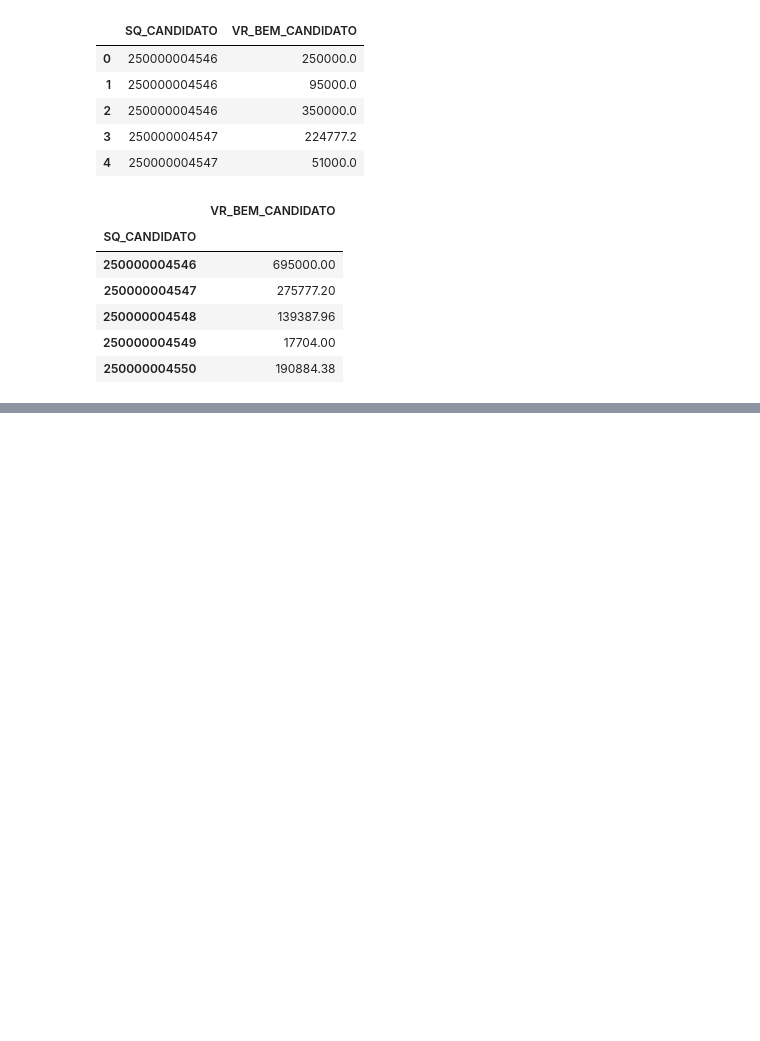
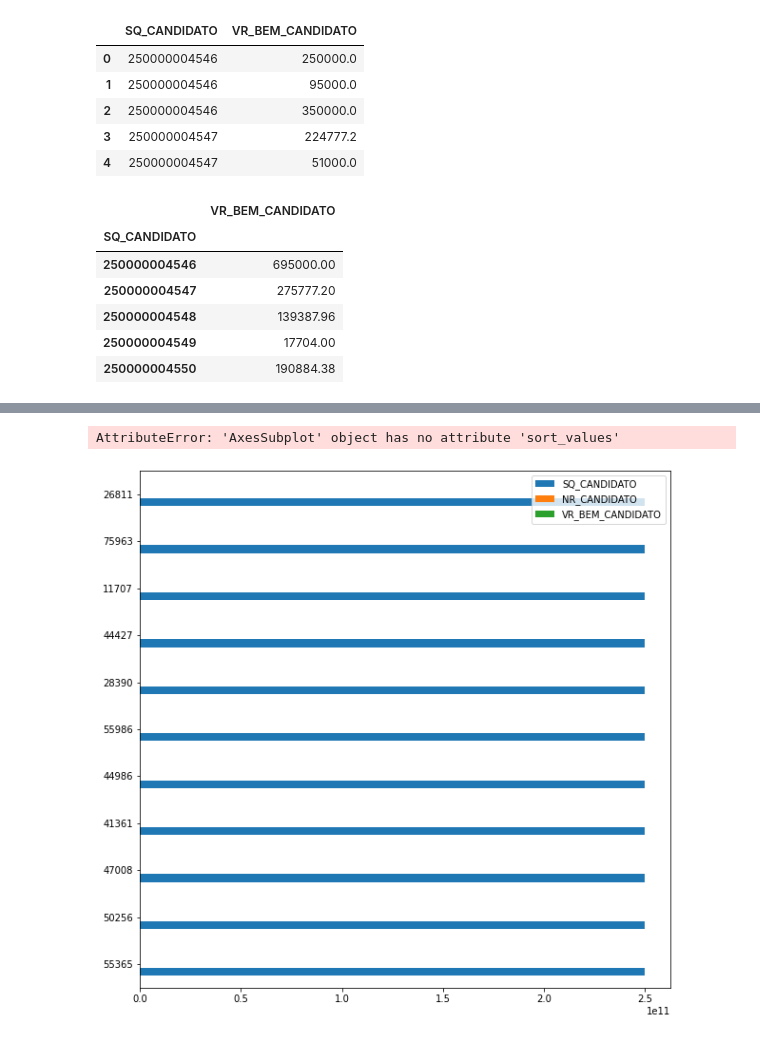
Before and after one commit to gusrobert/analiseDadosBensDeclarados, a Jupyter notebook: Bens declarados dos candidatos reeleitos.ipynb, the cells around one changed output, grey strips where cells are left out. Drawn from its saved outputs; the diff is of its cells as text; code cells hidden in the pictures; blank space fills up the shorter version.

```diff
--- a/Bens declarados dos candidatos reeleitos.ipynb
+++ b/Bens declarados dos candidatos reeleitos.ipynb
@@ -8,11 +10,11 @@ pd.options.display.max_rows = 90
 # %%
 #Dados Brutos
 
-candidatos2016 = pd.read_csv(r'datasets/consulta_candidato/consulta_cand_2016_SP.csv', delimiter=';', encoding='latin-1', usecols=['SQ_CANDIDATO','NR_CANDIDATO', 'NM_CANDIDATO', 'NM_URNA_CANDIDATO', 'SG_PARTIDO', 'NM_UE'])
-candidatos2020 = pd.read_csv(r'datasets/consulta_candidato/consulta_cand_2020_SP.csv', delimiter=';', encoding='latin-1', usecols=['SQ_CANDIDATO','NR_CANDIDATO', 'NM_CANDIDATO', 'NM_URNA_CANDIDATO', 'SG_PARTIDO', 'NM_UE'])
+candidatos2016 = pd.read_csv(r'datasets/consulta_cand_2016_SP.csv', delimiter=';', encoding='latin-1', usecols=['SQ_CANDIDATO','NR_CANDIDATO', 'NM_CANDIDATO', 'NM_URNA_CANDIDATO', 'SG_PARTIDO', 'NM_UE'])
+candidatos2020 = pd.read_csv(r'datasets/consulta_cand_2020_SP.csv', delimiter=';', encoding='latin-1', usecols=['SQ_CANDIDATO','NR_CANDIDATO', 'NM_CANDIDATO', 'NM_URNA_CANDIDATO', 'SG_PARTIDO', 'NM_UE'])
 
-bens_2016 = pd.read_csv(r'datasets/bens_candidato/bem_candidato_2016_SP.csv', delimiter=';', encoding='latin-1', decimal=',', usecols=['SQ_CANDIDATO','VR_BEM_CANDIDATO'])
-bens_2020 = pd.read_csv(r'datasets/bens_candidato/bem_candidato_2020_SP.csv', delimiter=';', encoding='latin-1', decimal=',', usecols=['SQ_CANDIDATO','VR_BEM_CANDIDATO'])
+bens_2016 = pd.read_csv(r'datasets/bem_candidato_2016_SP.csv', delimiter=';', encoding='latin-1', decimal=',', usecols=['SQ_CANDIDATO','VR_BEM_CANDIDATO', 'DS_TIPO_BEM_CANDIDATO'])
+bens_2020 = pd.read_csv(r'datasets/bem_candidato_2020_SP.csv', delimiter=';', encoding='latin-1', decimal=',', usecols=['SQ_CANDIDATO','VR_BEM_CANDIDATO', 'DS_TIPO_BEM_CANDIDATO'])
 # %%
 candidatos2016.head()
 # %% [output]
@@ -33,6 +35,7 @@ bens_2016.head()
 | 4 | 250000004547 | 51000.0 |
 # %%
 soma_bens_16 = bens_2016.groupby('SQ_CANDIDATO').sum()
+soma_bens_20 = bens_2020.groupby('SQ_CANDIDATO').sum()
 # %%
 soma_bens_16.head()
 # %% [output]
@@ -45,6 +48,7 @@ soma_bens_16.head()
 | 250000004550 | 190884.38 |
 # %%
 cand_merge_bens_16 = pd.merge(candidatos2016, soma_bens_16, how='left', left_on=['SQ_CANDIDATO'], right_on=['SQ_CANDIDATO'])
+cand_merge_bens_20 = pd.merge(candidatos2020, soma_bens_20, how='left', left_on=['SQ_CANDIDATO'], right_on=['SQ_CANDIDATO'])
 # %%
 cand_merge_bens_16.head(10)
 # %% [output]
@@ -75,0 +136,8 @@ cand_merge_bens_16.head(10)
+# %%
+#Ordenar candidatos reeleitos por valor do bem del
+
+list_SQ_CANDIDATO_2020 = [250000693458, 250000637943, 250000753710, 250000809155, 250000693849, 250000693451, 250001044545, 250000693448, 250000681757, 250000753707, 250000643180]
+
+reeleitos2020 = cand_merge_bens_20[cand_merge_bens_20['SQ_CANDIDATO'].isin(list_SQ_CANDIDATO_2020)].sort_values(by='VR_BEM_CANDIDATO', ascending=False)
+
+colunasSelecionadas2020 = reeleitos2020.filter(items=['NM_URNA', VR_BEM_CANDIDATO])
@@ -75,0 +161,6 @@ cand_merge_bens_16.head(10)
+# %%
+
+reeleitos2020.plot(kind='barh', figsize=(10,10)).sort_values(['VR_BEM_CANDIDATO'])
+# %% [output]
+AttributeError: 'AxesSubplot' object has no attribute 'sort_values'
+[figure, added]
```
Also changed, not shown: parts of 8 cells of this notebook.
